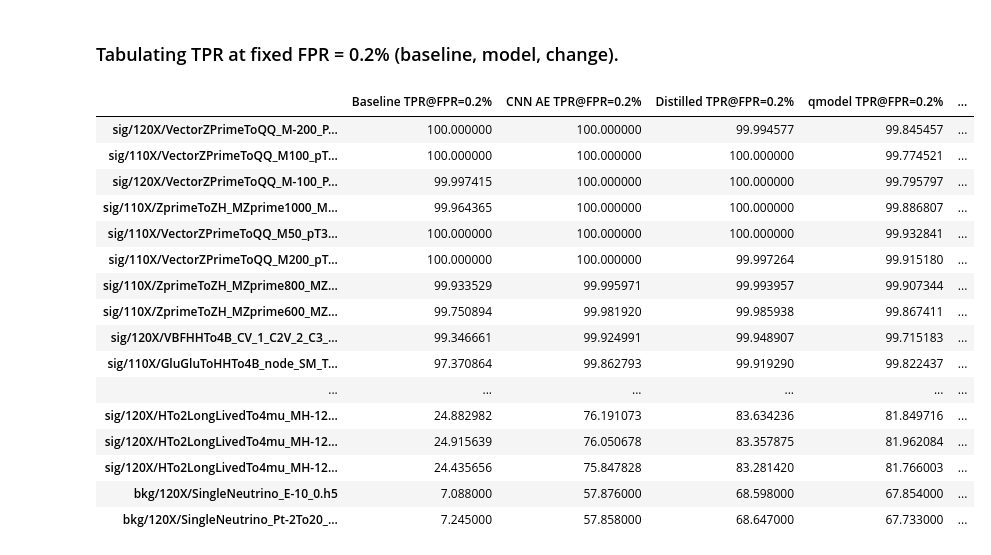
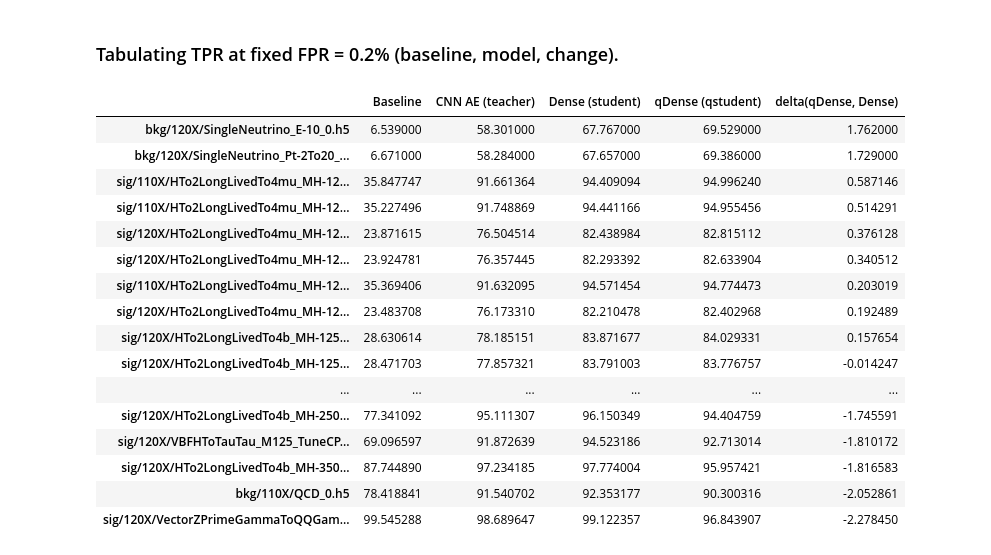
Before and after one commit to hftsoi/ML_CMSL1CaloTrigger, a Jupyter notebook: ConvAE_training.ipynb, the cells around one changed output. Drawn from its saved outputs; the diff is of its cells as text; code cells hidden in the pictures.

```diff
--- a/ConvAE_training.ipynb
+++ b/ConvAE_training.ipynb
@@ -866,15 +869,14 @@ from qkeras.autoqkeras import *
 # %%
-x_in = layers.Input(shape = (18, 14, 1), name = "in")
-x = layers.Flatten(name = "flatten")(x_in)
-x = layers.Dense(26, use_bias = False, name = "dense_1")(x)
+x_in = layers.Input(shape=(18,14,1),name="In")
+x = layers.Flatten(name="Flatten")(x_in)
+x = layers.Dense(15,use_bias=False, name="Dense_1")(x)
 x = layers.BatchNormalization()(x)
-x = layers.Activation('relu', name = "activation_1")(x)
-#x = layers.Dropout(rate = 0.3, name = "dropout_1")(x)
-x = layers.Dense(1, name = "out")(x)
+x = layers.Activation('relu',name="Activation_1")(x)
+x = QDense(1,kernel_quantizer=quantized_bits(10,5,0,keep_negative=False,alpha=1.0),use_bias=False,name="Out")(x)
 
 qmodel_original = tf.keras.models.Model(x_in, x)
 qmodel_original.summary()
-qmodel_original.compile(optimizer = 'adam', loss = 'mse')
+qmodel_original.compile(optimizer = 'adam', loss = 'mse', metrics = [metric_for_autoqk])
 # %% [output]
 Model: "model_1"
 _________________________________________________________________
@@ -965,4 +965,8 @@ quantizing layers: ['flatten', 'dense_1', 'batch_normalization_1', 'activation_1
 # %%
-autoqk = AutoQKeras(qmodel_float, metrics=["mse"], custom_objects={}, **run_config)
+autoqk = AutoQKeras(qmodel_original, metrics=[metric_for_autoqk], custom_objects={}, **run_config)
 autoqk.fit(X_train, X_train_loss, validation_data=(X_val, X_val_loss), batch_size=1024, epochs=20)
+# i = log(reference_size / trial_size) / log(rate)
+# delta = i * ( (i < 0) * delta_n + (i >= 0) * delta_p )
+# objective to maximize in the search is
+# adjusted score =  metric * (1 + delta), as formulated in the paper
 # %% [output]
@@ -998,7 +1002,6 @@ qmodel.save_weights("qmodel.h5")
 # %%
 qmodel.load_weights("qmodel.h5")
 # %%
-with tf.distribute.get_strategy().scope():
-    qmodel.compile(optimizer='adam', loss="mse", metrics=["mse"])
-    history_qmodel = qmodel.fit(X_train, X_train_loss, epochs=40, batch_size=1024, validation_data=(X_val, X_val_loss))
+qmodel.compile(optimizer='adam', loss="mse")
+history_qmodel = qmodel.fit(X_train, X_train_loss, epochs=50, batch_size=1024, validation_data=(X_val, X_val_loss))
 # %% [output]
@@ -1046,7 +1049,7 @@ for i in range(len(MC_zb)):
 # %%
 nbins = 40
 rmin = 0
-rmax = 15
+rmax = 10
 plt.hist(X_train_predict_qmodel, density = 1, bins = nbins, alpha = 0.3, label = 'train (ZeroBias)', range = (rmin, rmax), log = True)
 plt.hist(X_test_predict_qmodel, density = 1, bins = nbins, alpha = 0.3, label = 'test (ZeroBias)', range = (rmin, rmax))
 plt.hist(MC_zb_predict_qmodel[0], density = 1, bins = nbins, label = 'QCD', alpha = 0.1, histtype = 'stepfilled', range = (rmin, rmax))
@@ -1262,53 +1265,53 @@ table_tpr_model = []
 table_tpr_student = []
 table_tpr_qmodel = []
 table_tpr_change = []
 for i in range(len(fpr_baseline)):
     for j in range(len(fpr_baseline[i])):
         if fpr_baseline[i][j] > 0.002:
             table_tpr_baseline.append(tpr_baseline[i][j] * 100)
             break
     for j in range(len(fpr_model[i])):
         if fpr_model[i][j] > 0.002:
             table_tpr_model.append(tpr_model[i][j] * 100)
             break
     for j in range(len(fpr_student[i])):
         if fpr_student[i][j] > 0.002:
             table_tpr_student.append(tpr_student[i][j] * 100)
             break
     for j in range(len(fpr_qmodel[i])):
         if fpr_qmodel[i][j] > 0.002:
             table_tpr_qmodel.append(tpr_qmodel[i][j] * 100)
             break
 
 for i in range(len(MC)):
     #table_tpr_change.append(100 * (table_tpr_model[i] - table_tpr_baseline[i])/table_tpr_baseline[i])
     table_tpr_change.append(-table_tpr_student[i] + table_tpr_qmodel[i])
 
-table_tpr = pd.DataFrame({'Baseline TPR@FPR=0.2%': table_tpr_baseline,
-                          'CNN AE TPR@FPR=0.2%': table_tpr_model,
-                          'Distilled TPR@FPR=0.2%': table_tpr_student,
-                          'qmodel TPR@FPR=0.2%': table_tpr_qmodel,
-                          'delta(Distilled, CNN AE)': table_tpr_change},
+table_tpr = pd.DataFrame({'Baseline': table_tpr_baseline,
+                          'CNN AE (teacher)': table_tpr_model,
+                          'Dense (student)': table_tpr_student,
+                          'qDense (qstudent)': table_tpr_qmodel,
+                          'delta(qDense, Dense)': table_tpr_change},
                         index = MC_files)
-table_tpr = table_tpr.sort_values(by = 'CNN AE TPR@FPR=0.2%', ascending = False)
+table_tpr = table_tpr.sort_values(by = 'delta(qDense, Dense)', ascending = False)
 
 pd.set_option('display.max_colwidth', None)
 table_tpr
 # %% [output]
-|  | Baseline TPR@FPR=0.2% | CNN AE TPR@FPR=0.2% | Distilled TPR@FPR=0.2% | qmodel TPR@FPR=0.2% | ... |
-| sig/120X/VectorZPrimeToQQ_M-200_P... | 100.000000 | 100.000000 | 99.994577 | 99.845457 | ... |
-| sig/110X/VectorZPrimeToQQ_M100_pT... | 100.000000 | 100.000000 | 100.000000 | 99.774521 | ... |
-| sig/120X/VectorZPrimeToQQ_M-100_P... | 99.997415 | 100.000000 | 100.000000 | 99.795797 | ... |
-| sig/110X/ZprimeToZH_MZprime1000_M... | 99.964365 | 100.000000 | 100.000000 | 99.886807 | ... |
-| sig/110X/VectorZPrimeToQQ_M50_pT3... | 100.000000 | 100.000000 | 100.000000 | 99.932841 | ... |
-| sig/110X/VectorZPrimeToQQ_M200_pT... | 100.000000 | 100.000000 | 99.997264 | 99.915180 | ... |
-| sig/110X/ZprimeToZH_MZprime800_MZ... | 99.933529 | 99.995971 | 99.993957 | 99.907344 | ... |
-| sig/110X/ZprimeToZH_MZprime600_MZ... | 99.750894 | 99.981920 | 99.985938 | 99.867411 | ... |
-| sig/120X/VBFHHTo4B_CV_1_C2V_2_C3_... | 99.346661 | 99.924991 | 99.948907 | 99.715183 | ... |
-| sig/110X/GluGluToHHTo4B_node_SM_T... | 97.370864 | 99.862793 | 99.919290 | 99.822437 | ... |
+|  | Baseline | CNN AE (teacher) | Dense (student) | qDense (qstudent) | delta(qDense, Dense) |
+| bkg/120X/SingleNeutrino_E-10_0.h5 | 6.539000 | 58.301000 | 67.767000 | 69.529000 | 1.762000 |
+| bkg/120X/SingleNeutrino_Pt-2To20_... | 6.671000 | 58.284000 | 67.657000 | 69.386000 | 1.729000 |
+| sig/110X/HTo2LongLivedTo4mu_MH-12... | 35.847747 | 91.661364 | 94.409094 | 94.996240 | 0.587146 |
+| sig/110X/HTo2LongLivedTo4mu_MH-12... | 35.227496 | 91.748869 | 94.441166 | 94.955456 | 0.514291 |
+| sig/120X/HTo2LongLivedTo4mu_MH-12... | 23.871615 | 76.504514 | 82.438984 | 82.815112 | 0.376128 |
+| sig/120X/HTo2LongLivedTo4mu_MH-12... | 23.924781 | 76.357445 | 82.293392 | 82.633904 | 0.340512 |
+| sig/110X/HTo2LongLivedTo4mu_MH-12... | 35.369406 | 91.632095 | 94.571454 | 94.774473 | 0.203019 |
+| sig/120X/HTo2LongLivedTo4mu_MH-12... | 23.483708 | 76.173310 | 82.210478 | 82.402968 | 0.192489 |
+| sig/120X/HTo2LongLivedTo4b_MH-125... | 28.630614 | 78.185151 | 83.871677 | 84.029331 | 0.157654 |
+| sig/120X/HTo2LongLivedTo4b_MH-125... | 28.471703 | 77.857321 | 83.791003 | 83.776757 | -0.014247 |
 | ... | ... | ... | ... | ... | ... |
-| sig/120X/HTo2LongLivedTo4mu_MH-12... | 24.882982 | 76.191073 | 83.634236 | 81.849716 | ... |
-| sig/120X/HTo2LongLivedTo4mu_MH-12... | 24.915639 | 76.050678 | 83.357875 | 81.962084 | ... |
-| sig/120X/HTo2LongLivedTo4mu_MH-12... | 24.435656 | 75.847828 | 83.281420 | 81.766003 | ... |
-| bkg/120X/SingleNeutrino_E-10_0.h5 | 7.088000 | 57.876000 | 68.598000 | 67.854000 | ... |
-| bkg/120X/SingleNeutrino_Pt-2To20_... | 7.245000 | 57.858000 | 68.647000 | 67.733000 | ... |
+| sig/120X/HTo2LongLivedTo4b_MH-250... | 77.341092 | 95.111307 | 96.150349 | 94.404759 | -1.745591 |
+| sig/120X/VBFHToTauTau_M125_TuneCP... | 69.096597 | 91.872639 | 94.523186 | 92.713014 | -1.810172 |
+| sig/120X/HTo2LongLivedTo4b_MH-350... | 87.744890 | 97.234185 | 97.774004 | 95.957421 | -1.816583 |
+| bkg/110X/QCD_0.h5 | 78.418841 | 91.540702 | 92.353177 | 90.300316 | -2.052861 |
+| sig/120X/VectorZPrimeGammaToQQGam... | 99.545288 | 98.689647 | 99.122357 | 96.843907 | -2.278450 |
```
Also changed, not shown: parts of 28 cells of this notebook, 5 other files.
